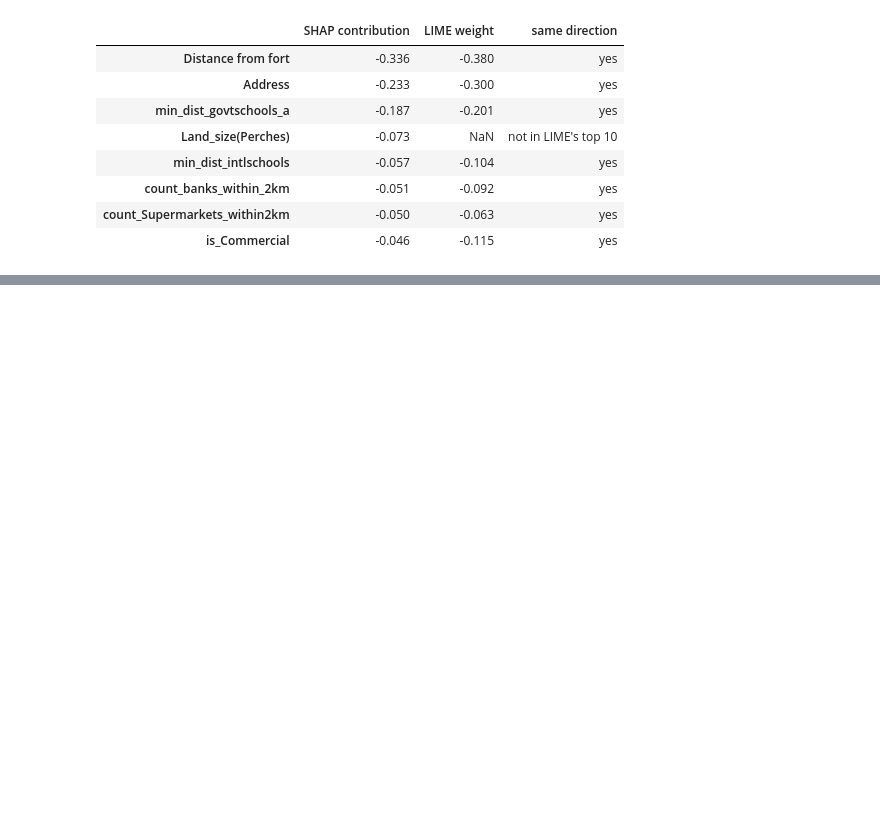
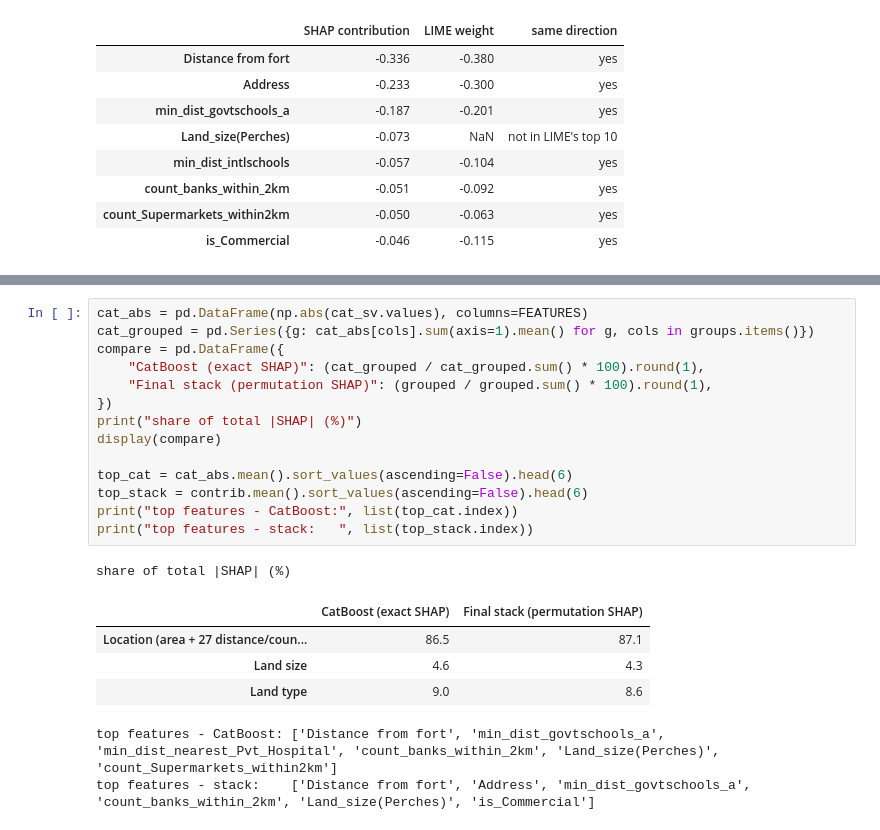
Before and after one commit to amalr-12/colombo-land-price-ml, a Jupyter notebook: 04_explainability.ipynb, the cells around one changed output, grey strips where cells are left out. Saved outputs shown, nothing was run; the diff lists cells and outputs as text; blank space fills up the shorter version.

```diff
--- a/04_explainability.ipynb
+++ b/04_explainability.ipynb
@@ -242,0 +271,22 @@ comparison
+# %%
+cat_abs = pd.DataFrame(np.abs(cat_sv.values), columns=FEATURES)
+cat_grouped = pd.Series({g: cat_abs[cols].sum(axis=1).mean() for g, cols in groups.items()})
+compare = pd.DataFrame({
+    "CatBoost (exact SHAP)": (cat_grouped / cat_grouped.sum() * 100).round(1),
+    "Final stack (permutation SHAP)": (grouped / grouped.sum() * 100).round(1),
+})
+print("share of total |SHAP| (%)")
+display(compare)
+
+top_cat = cat_abs.mean().sort_values(ascending=False).head(6)
+top_stack = contrib.mean().sort_values(ascending=False).head(6)
+print("top features - CatBoost:", list(top_cat.index))
+print("top features - stack:   ", list(top_stack.index))
+# %% [output]
+share of total |SHAP| (%)
+|  | CatBoost (exact SHAP) | Final stack (permutation SHAP) |
+| Location (area + 27 distance/coun... | 86.5 | 87.1 |
+| Land size | 4.6 | 4.3 |
+| Land type | 9.0 | 8.6 |
+top features - CatBoost: ['Distance from fort', 'min_dist_govtschools_a', 'min_dist_nearest_Pvt_Hospital', 'count_banks_within_2km', 'Land_size(Perches)', 'count_Supermarkets_within2km']
+top features - stack:    ['Distance from fort', 'Address', 'min_dist_govtschools_a', 'count_banks_within_2km', 'Land_size(Perches)', 'is_Commercial']
```
Also changed, not shown: parts of 5 cells of this notebook, 14 other files.
